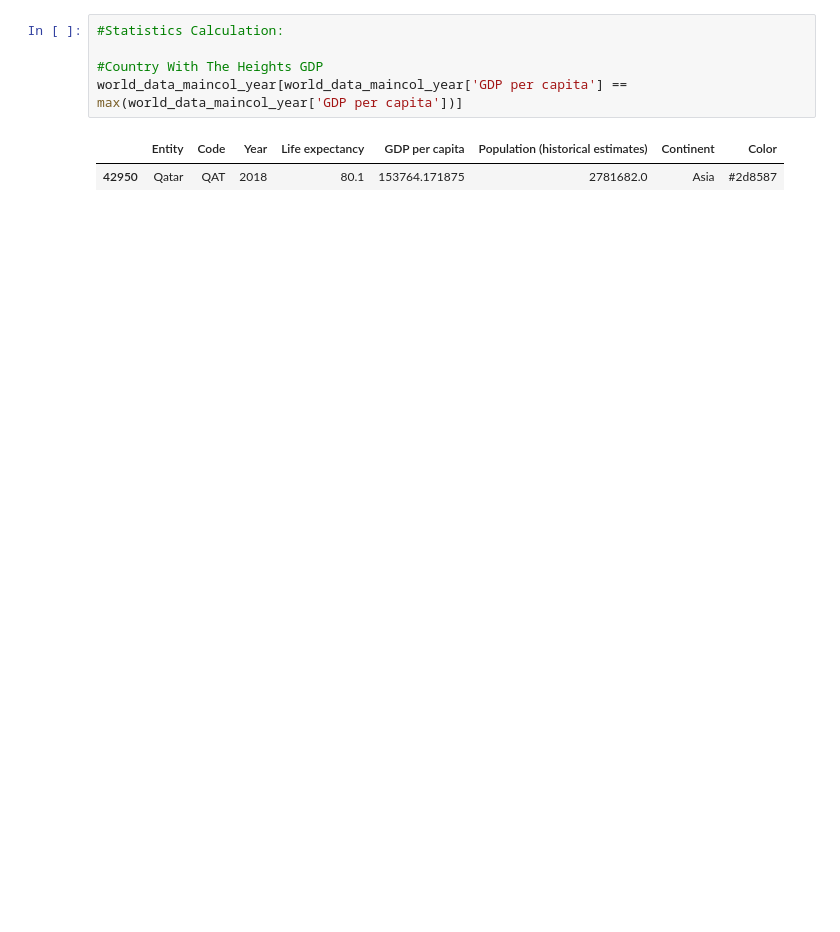
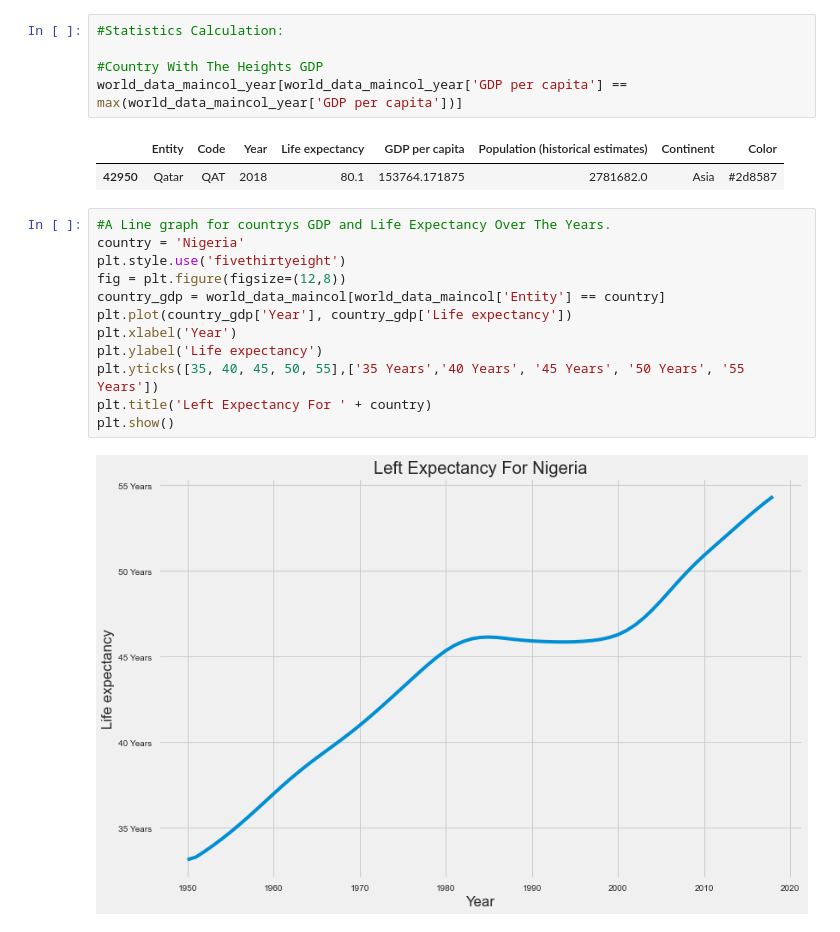
Before and after one commit to LloydTea/World-GDP-Vs-Life-Expectancy, a Jupyter notebook: Data Analysis.ipynb, the cells around one changed output. Drawn from its saved outputs; the diff is of its cells as text; blank space fills up the shorter version.

```diff
--- a/Data Analysis.ipynb
+++ b/Data Analysis.ipynb
@@ -299,3 +324,17 @@ world_data_maincol_year[world_data_maincol_year['GDP per capita'] == max(world_d
 # %% [output]
 |  | Entity | Code | Year | Life expectancy | GDP per capita | Population (historical estimates) | Continent | Color |
 | 42950 | Qatar | QAT | 2018 | 80.1 | 153764.171875 | 2781682.0 | Asia | #2d8587 |
+# %%
+#A Line graph for countrys GDP and Life Expectancy Over The Years.
+country = 'Nigeria'
+plt.style.use('fivethirtyeight')
+fig = plt.figure(figsize=(12,8))
+country_gdp = world_data_maincol[world_data_maincol['Entity'] == country]
+plt.plot(country_gdp['Year'], country_gdp['Life expectancy'])
+plt.xlabel('Year')
+plt.ylabel('Life expectancy')
+plt.yticks([35, 40, 45, 50, 55],['35 Years','40 Years', '45 Years', '50 Years', '55 Years'])
+plt.title('Left Expectancy For ' + country)
+plt.show()
+# %% [output]
+[figure, added]
```
Also changed, not shown: parts of 2 cells of this notebook.
